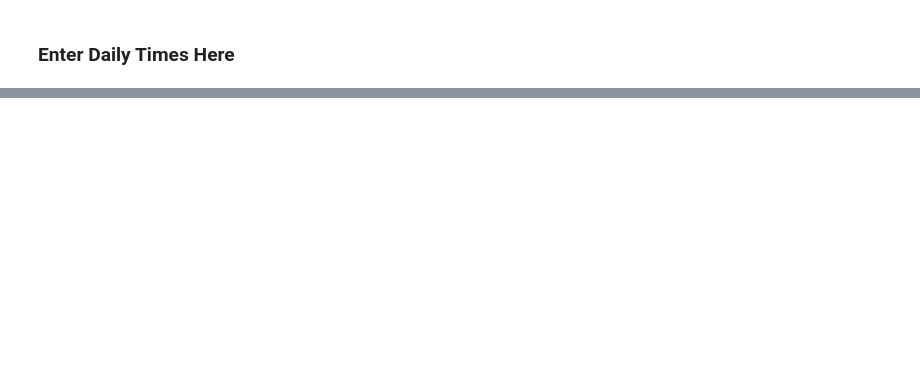
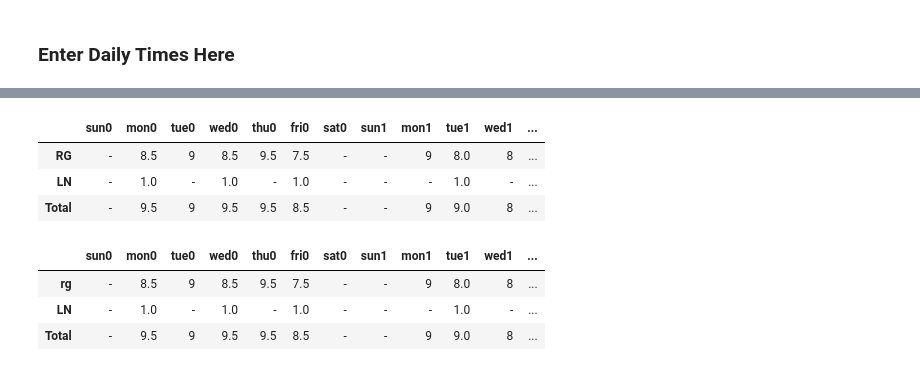
Before and after one commit to markowens/markowens.github.io, a Jupyter notebook: jupyter/times2.ipynb, the cells around one changed output, grey strips where cells are left out. Cells and saved outputs as stored; diff of their text form; code cells hidden in the pictures; blank space fills up the shorter version.

```diff
--- a/jupyter/times2.ipynb
+++ b/jupyter/times2.ipynb
@@ -182,3 +217,11 @@ End of Pay Perod:      315.0     242.0       0.0
 
 
 Usable leave: 9.0 d 3.0
+# %%
+essential = essential.replace(0.0, '-')
+essential
+# %% [output]
+|  | sun0 | mon0 | tue0 | wed0 | thu0 | fri0 | sat0 | sun1 | mon1 | tue1 | wed1 | ... |
+| RG | - | 8.5 | 9 | 8.5 | 9.5 | 7.5 | - | - | 9 | 8.0 | 8 | ... |
+| LN | - | 1.0 | - | 1.0 | - | 1.0 | - | - | - | 1.0 | - | ... |
+| Total | - | 9.5 | 9 | 9.5 | 9.5 | 8.5 | - | - | 9 | 9.0 | 8 | ... |
@@ -184,0 +231,8 @@ Usable leave: 9.0 d 3.0
+# %%
+df2 = essential
+df2.rename({"RG":'rg'})
+# %% [output]
+|  | sun0 | mon0 | tue0 | wed0 | thu0 | fri0 | sat0 | sun1 | mon1 | tue1 | wed1 | ... |
+| rg | - | 8.5 | 9 | 8.5 | 9.5 | 7.5 | - | - | 9 | 8.0 | 8 | ... |
+| LN | - | 1.0 | - | 1.0 | - | 1.0 | - | - | - | 1.0 | - | ... |
+| Total | - | 9.5 | 9 | 9.5 | 9.5 | 8.5 | - | - | 9 | 9.0 | 8 | ... |
```
Also changed, not shown: parts of 7 cells of this notebook, 7 other files.
